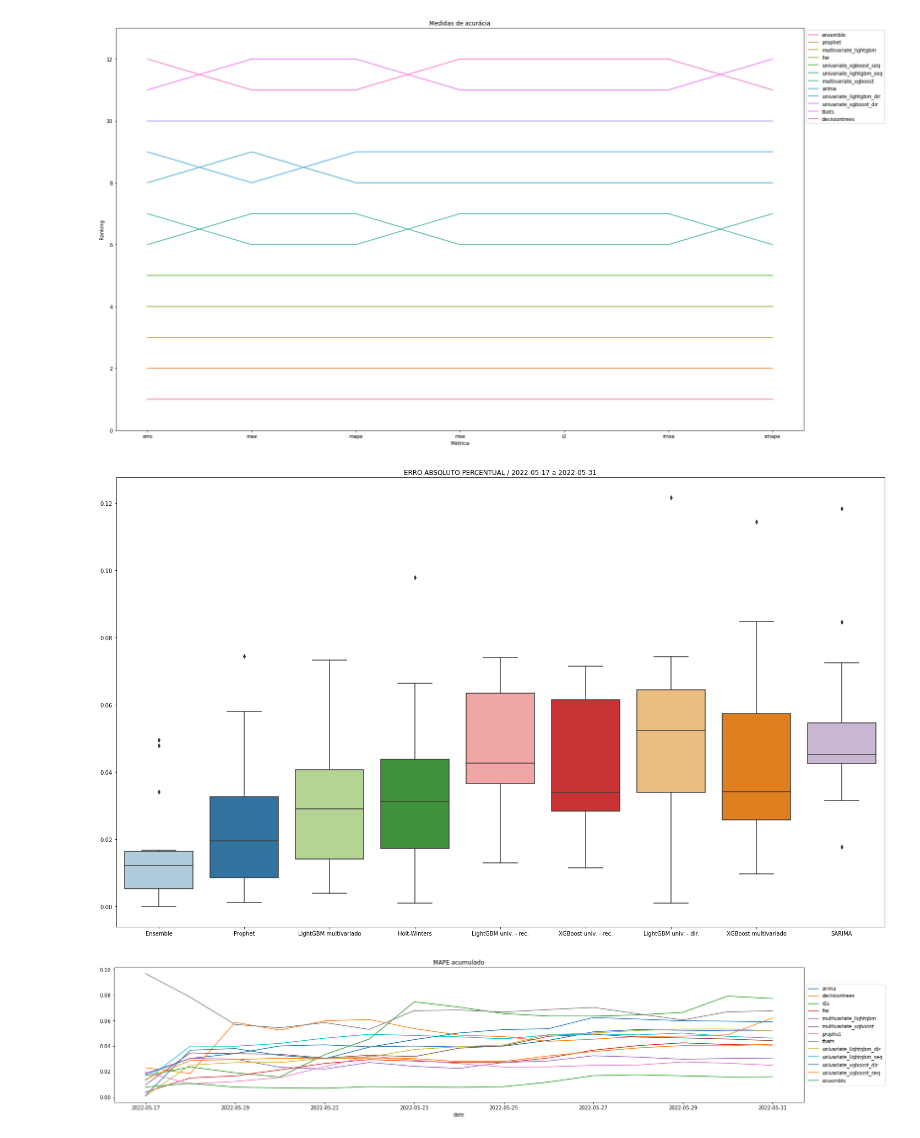
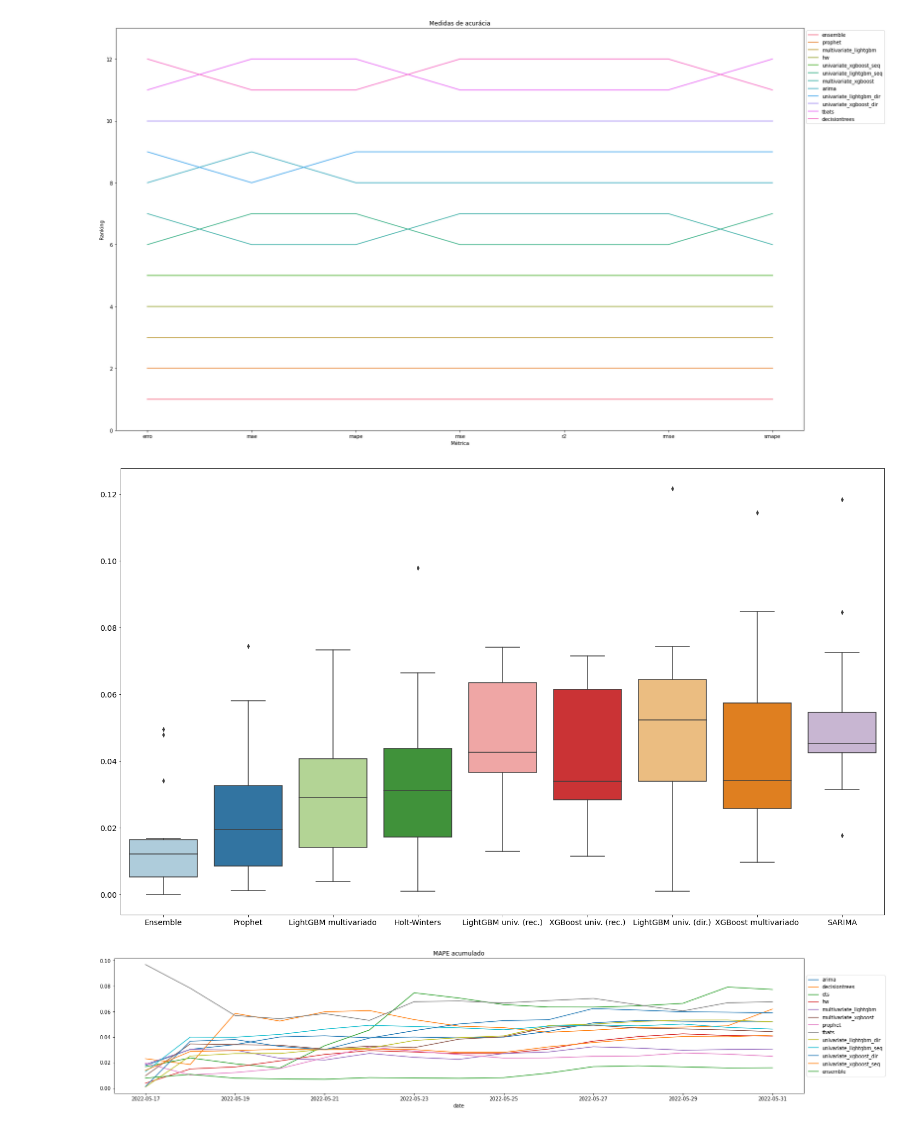
Before and after one commit to matheus-vizzotto/projecao_demanda_eletrica, a Jupyter notebook: models/forecasts/compare_fcs.ipynb, the cells around one changed output. Cells and saved outputs as stored; diff of their text form; code cells hidden in the pictures.

```diff
--- a/models/forecasts/compare_fcs.ipynb
+++ b/models/forecasts/compare_fcs.ipynb
@@ -312,40 +312,40 @@ for col in df_errors.columns:
         #df_errors[col] = df_errors[col] - df_errors['test']
         df_errors[col] = abs(df_errors[col] - df_errors['test'])/df_errors['test']
 df_errors.drop("test", axis = 1, inplace = True)
 
 
 # RENOMEAR COLUNAS
 base_cols = df_errors.columns
 format_cols = {"arima": "SARIMA",
                 "decisiontrees": "Árvores de decisão",
                 "hw": "Holt-Winters",
                 "multivariate_lightgbm": "LightGBM multivariado",
                 "multivariate_xgboost": "XGBoost multivariado",
                 "prophet": "Prophet",
                 "tbats": "TBATS",
-                "univariate_lightgbm_dir": "LightGBM univ. - dir.",
-                "univariate_lightgbm_seq": "LightGBM univ. - rec.",
-                "univariate_xgboost_dir": "XGBoost univ. - dir.",
-                "univariate_xgboost_seq": "XGBoost univ. - rec.",
+                "univariate_lightgbm_dir": "LightGBM univ. (dir.)",
+                "univariate_lightgbm_seq": "LightGBM univ. (rec.)",
+                "univariate_xgboost_dir": "XGBoost univ. (dir)",
+                "univariate_xgboost_seq": "XGBoost univ. (rec.)",
                 "ensemble": "Ensemble"
             }
 #
 
 #sorted_index = df_errors.abs().sum().sort_values().index # ordernar boxplot seguinte por total de erros
 sorted_index = df_errors.quantile(.9).sort_values().index # ordernar boxplot seguinte pelo quantil 95
 df_sorted=df_errors[sorted_index].abs()
 
 plt.figure()
 df_sorted.rename(format_cols, axis=1, inplace = True)
 colors = ['b', 'y', 'm', 'c', 'g', 'b', 'r', 'k', ]
 #df_sorted.iloc[:, :9].boxplot(grid = False, color=colors)
-sns.boxplot(data=df_sorted.iloc[:, :9], palette='Paired')
-
+b = sns.boxplot(data=df_sorted.iloc[:, :9], palette='Paired')
+b.tick_params(labelsize=14)
 #plt.title(f"ERRO ABSOLUTO PERCENTUAL / {date_init} a {date_end}")
 
 plt.show()
 # %% [output]
-[figure, old version]
+[figure, new version]
 # %%
 acc_mape_list = []
 
```
